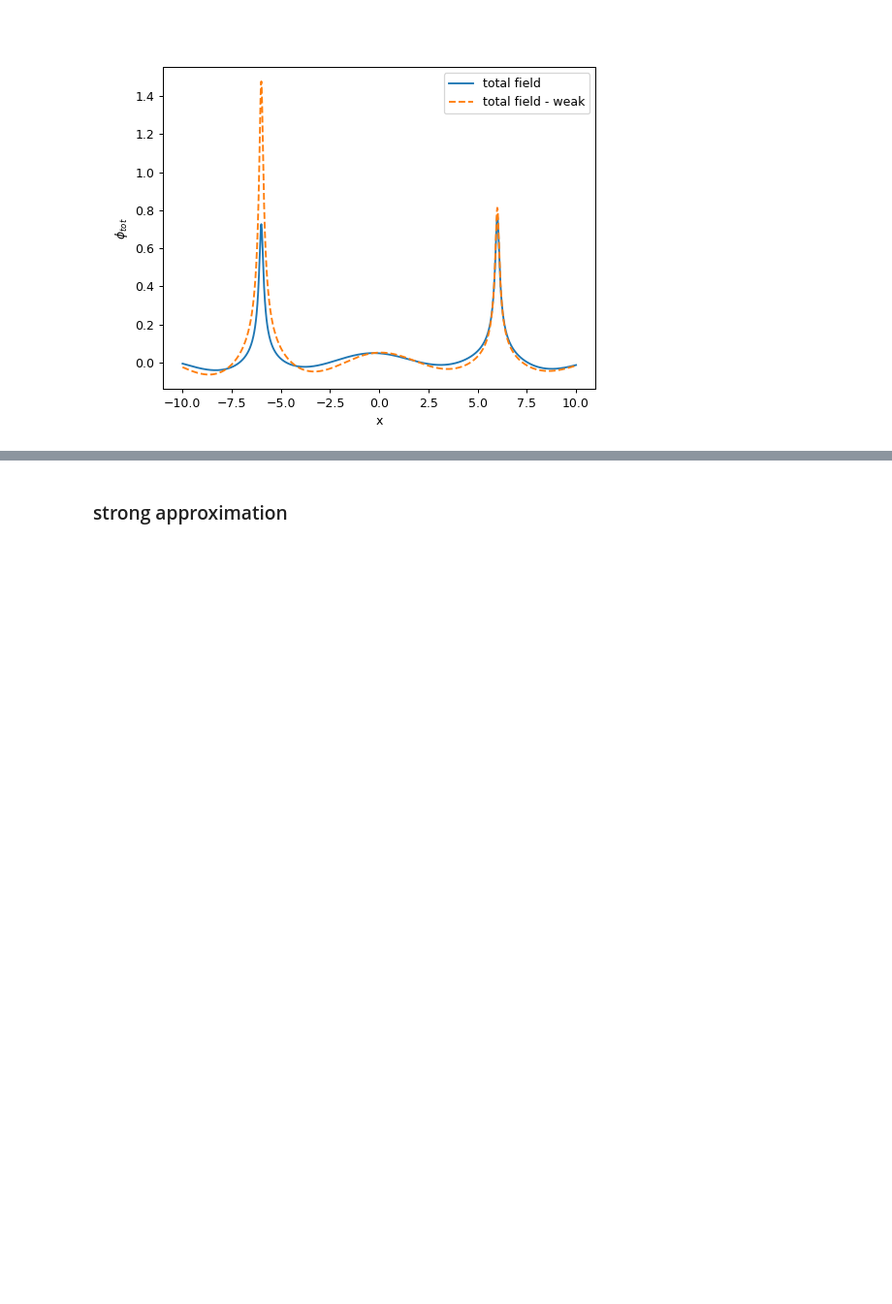
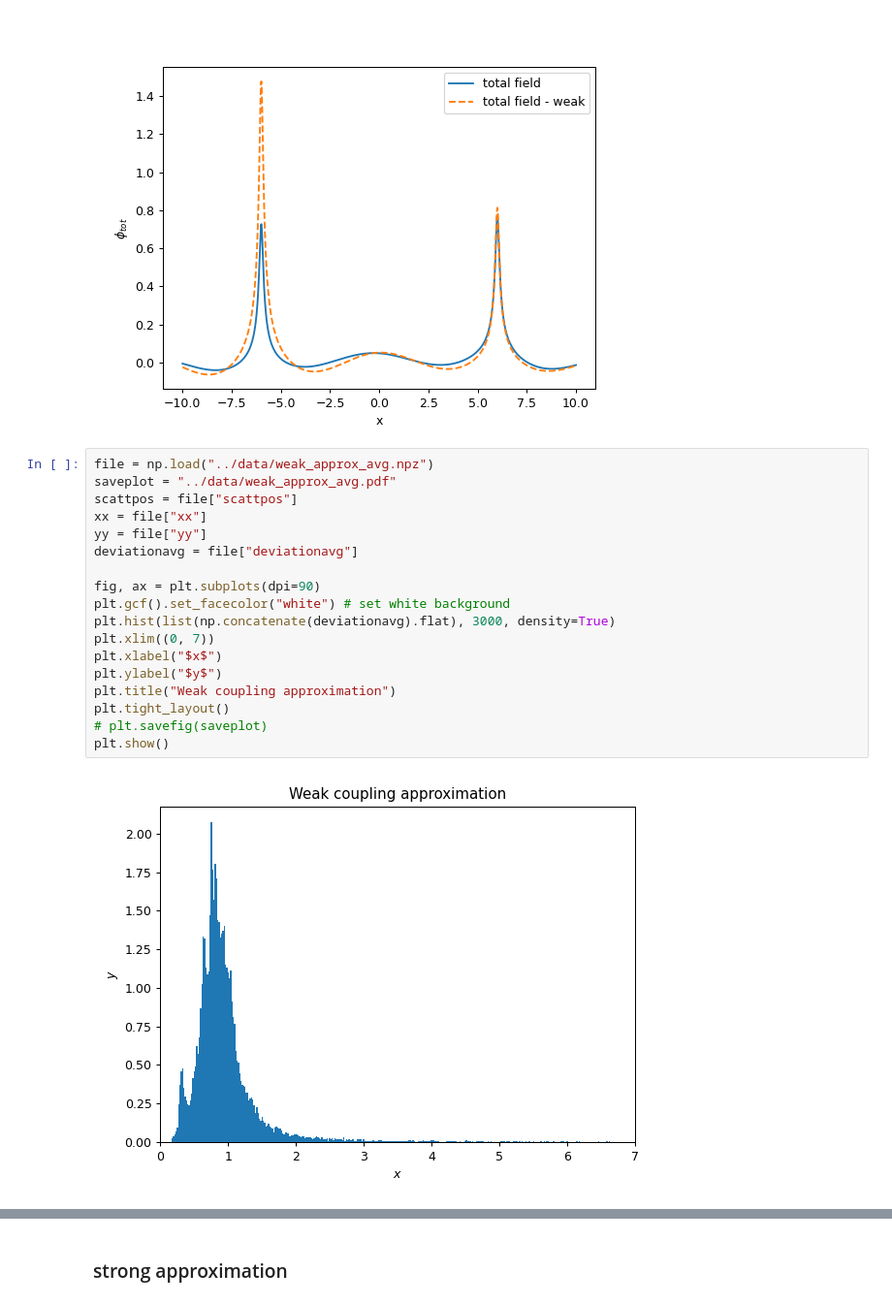
Before and after one commit to mekise/graph-theory-dda, a Jupyter notebook: notebooks/plot_paper.ipynb, the cells around one changed output, grey strips where cells are left out. Shown at 97% size. Saved outputs shown, nothing was run; the diff lists cells and outputs as text; blank space fills up the shorter version.

```diff
--- a/notebooks/plot_paper.ipynb
+++ b/notebooks/plot_paper.ipynb
@@ -30,4 +30,24 @@ plt.legend()
 # %% [output]
 <matplotlib.legend.Legend at 0x...>
 [figure]
+# %%
+file = np.load("../data/weak_approx_avg.npz")
+saveplot = "../data/weak_approx_avg.pdf"
+scattpos = file["scattpos"]
+xx = file["xx"]
+yy = file["yy"]
+deviationavg = file["deviationavg"]
+
+fig, ax = plt.subplots(dpi=90)
+plt.gcf().set_facecolor("white") # set white background
+plt.hist(list(np.concatenate(deviationavg).flat), 3000, density=True)
+plt.xlim((0, 7))
+plt.xlabel("$x$")
+plt.ylabel("$y$")
+plt.title("Weak coupling approximation")
+plt.tight_layout()
+# plt.savefig(saveplot)
+plt.show()
+# %% [output]
+[figure, added]
 # %%
```
Also changed, not shown: parts of 3 cells of this notebook, 6 other files.
